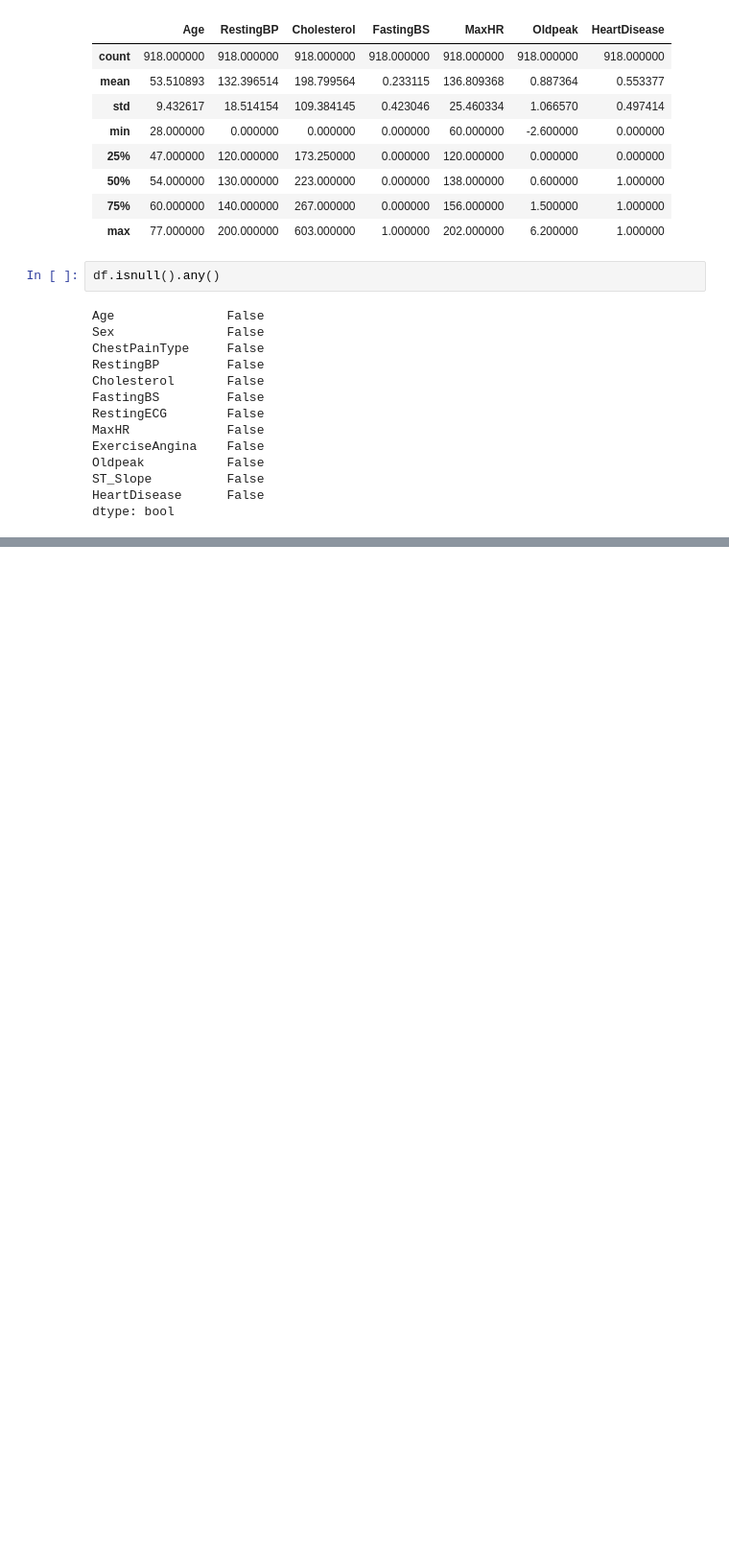
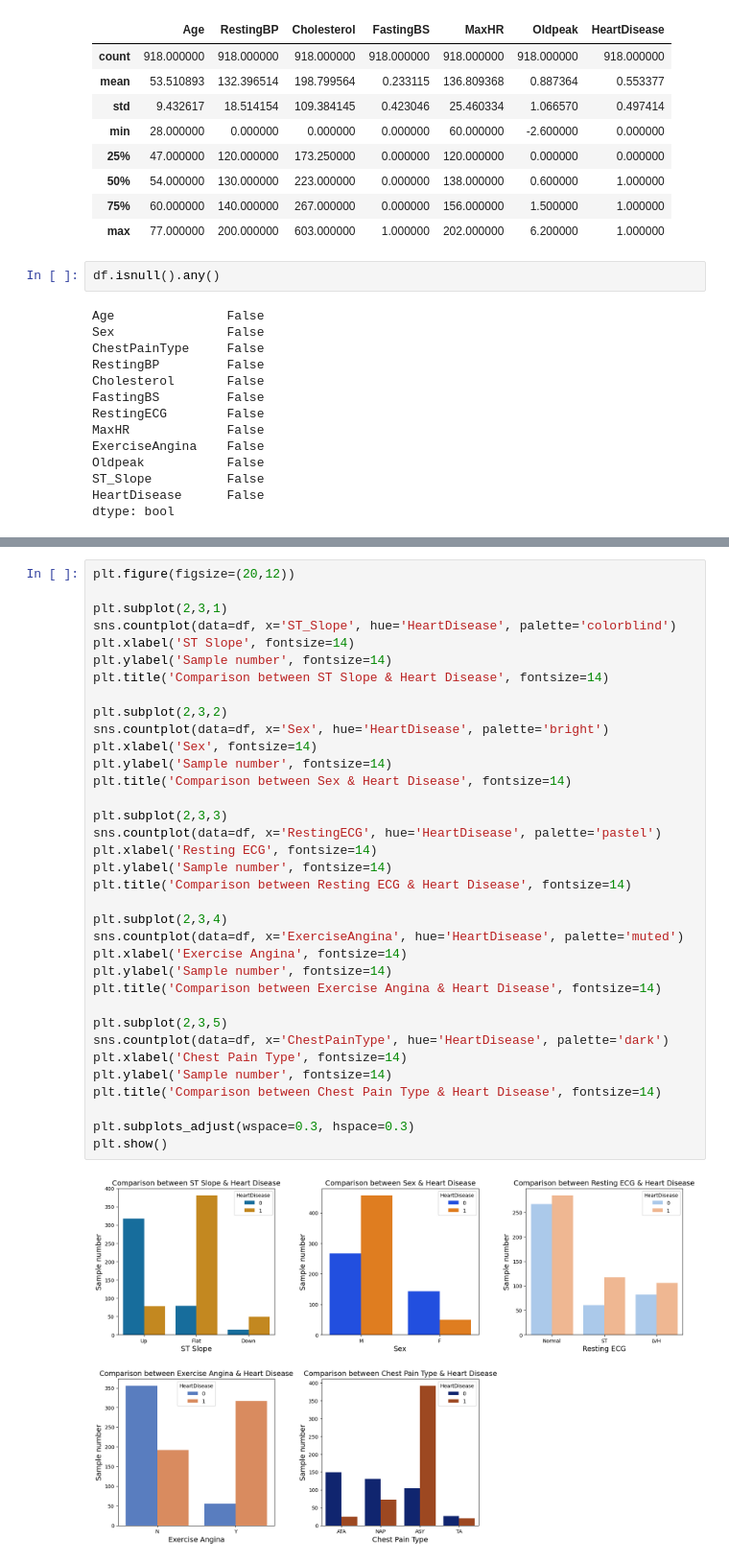
Before and after one commit to HernanRochon664/Proyectos-ML, a Jupyter notebook: HeartDisease-Classification/HeartDiseaseCLF.ipynb, the cells around one changed output, grey strips where cells are left out. Shown at 96% size. Saved outputs shown, nothing was run; the diff lists cells and outputs as text; blank space fills up the shorter version.

```diff
--- a/HeartDisease-Classification/HeartDiseaseCLF.ipynb
+++ b/HeartDisease-Classification/HeartDiseaseCLF.ipynb
@@ -121,0 +133,37 @@ dtype: bool
+# %%
+plt.figure(figsize=(20,12))
+
+plt.subplot(2,3,1)
+sns.countplot(data=df, x='ST_Slope', hue='HeartDisease', palette='colorblind')
+plt.xlabel('ST Slope', fontsize=14)
+plt.ylabel('Sample number', fontsize=14)
+plt.title('Comparison between ST Slope & Heart Disease', fontsize=14)
+
+plt.subplot(2,3,2)
+sns.countplot(data=df, x='Sex', hue='HeartDisease', palette='bright')
+plt.xlabel('Sex', fontsize=14)
+plt.ylabel('Sample number', fontsize=14)
+plt.title('Comparison between Sex & Heart Disease', fontsize=14)
+
+plt.subplot(2,3,3)
+sns.countplot(data=df, x='RestingECG', hue='HeartDisease', palette='pastel')
+plt.xlabel('Resting ECG', fontsize=14)
+plt.ylabel('Sample number', fontsize=14)
+plt.title('Comparison between Resting ECG & Heart Disease', fontsize=14)
+
+plt.subplot(2,3,4)
+sns.countplot(data=df, x='ExerciseAngina', hue='HeartDisease', palette='muted')
+plt.xlabel('Exercise Angina', fontsize=14)
+plt.ylabel('Sample number', fontsize=14)
+plt.title('Comparison between Exercise Angina & Heart Disease', fontsize=14)
+
+plt.subplot(2,3,5)
+sns.countplot(data=df, x='ChestPainType', hue='HeartDisease', palette='dark')
+plt.xlabel('Chest Pain Type', fontsize=14)
+plt.ylabel('Sample number', fontsize=14)
+plt.title('Comparison between Chest Pain Type & Heart Disease', fontsize=14)
+
+plt.subplots_adjust(wspace=0.3, hspace=0.3)
+plt.show()
+# %% [output]
+[figure, added]
```
Also changed, not shown: parts of 2 cells of this notebook.
